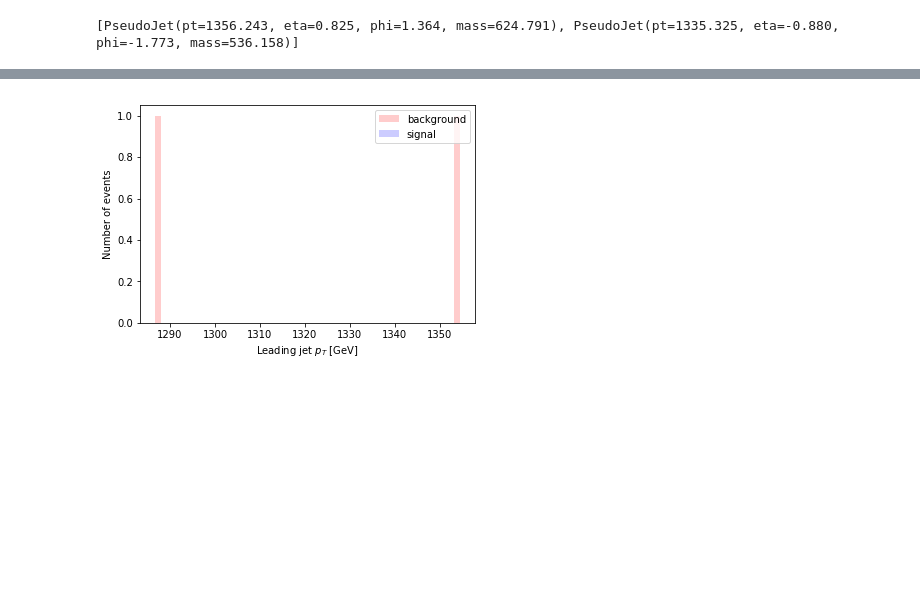
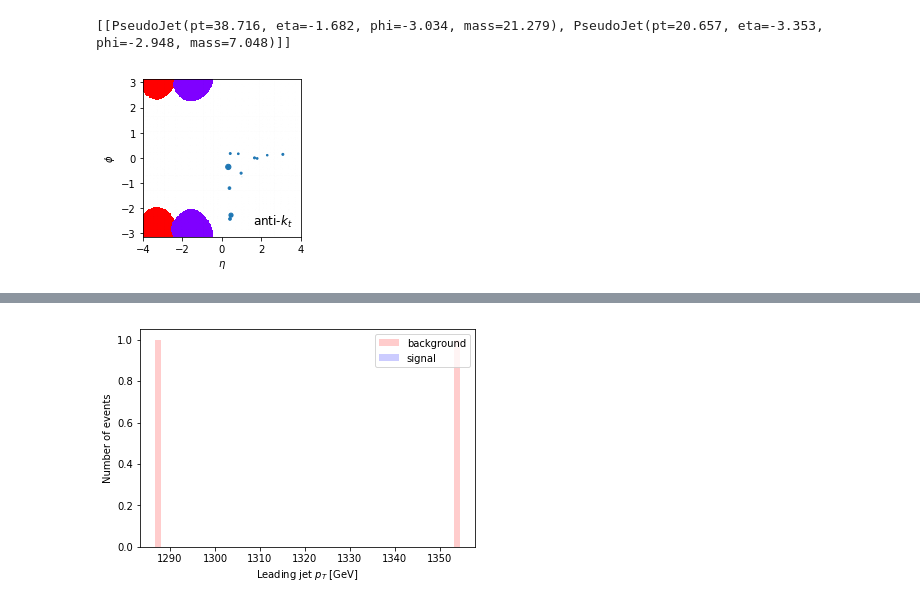
Before and after one commit to maxxrichard/LHCOlympics2020, a Jupyter notebook: notebook/LHCOlympics2020_pyjetexample.ipynb, the cells around one changed output, grey strips where cells are left out. Saved outputs shown, nothing was run; the diff lists cells and outputs as text; code cells hidden in the pictures; blank space fills up the shorter version.

```diff
--- a/notebook/LHCOlympics2020_pyjetexample.ipynb
+++ b/notebook/LHCOlympics2020_pyjetexample.ipynb
@@ -71,9 +158,62 @@ lead_smallRjets, sublead_smallRjets = getJet(all_smallRjets, 0), getJet(all_smal
 # print(lead_smallRjets)
 # print(sublead_smallRjets)
 # %%
-print(all_largeRjets['background'][1])
+print(all_largeRjets['background'])
 # %% [output]
-[PseudoJet(pt=1356.243, eta=0.825, phi=1.364, mass=624.791), PseudoJet(pt=1335.325, eta=-0.880, phi=-1.773, mass=536.158)]
+[[PseudoJet(pt=38.716, eta=-1.682, phi=-3.034, mass=21.279), PseudoJet(pt=20.657, eta=-3.353, phi=-2.948, mass=7.048)]]
+# %%
+from matplotlib.pyplot import cm
+from matplotlib.colors import LinearSegmentedColormap
+
+def plot_jet_area(all_hadrons_ghost = all_hadrons_ghost, all_largeRjets_ghost = all_largeRjets_ghost, mytype = 'background', ievt = 0):
+    event = all_largeRjets_ghost[mytype][ievt]
+
+    fig = plt.figure(figsize=(9, 3))
+
+    ax = None
+
+    # pick a different color for each jet
+    colors = cm.rainbow(np.linspace(0, 1, len(event)))
+    cmap = LinearSegmentedColormap.from_list('cmap', colors, len(colors))
+    ax = fig.add_subplot(1, 1, 1, sharey=ax)
+    area = np.zeros((eta_edges.shape[0] - 1, phi_edges.shape[0] - 1),
+                    dtype=np.float64)
+    for ijet, jet in enumerate(event):
+        constit = jet.constituents_array()
+        jetarea, _, _ = np.histogram2d(constit['eta'], constit['phi'],
+                                       bins=(eta_edges, phi_edges))
+        area += (jetarea > 0) * (ijet + 1)
+
+    # plot all areas
+    ax.imshow(np.ma.masked_where(area == 0, area).T, cmap=cmap,
+              extent=extent, aspect=(eta_max - eta_min) / (2*np.pi),
+              interpolation='none', origin='lower')
+
+    # overlay original event
+    particles = all_hadrons_ghost[mytype][ievt]
+#     print('particles', len(particles), particles['eta'], particles['phi'])
+#     print('event',len(event))
+    ax.scatter(particles['eta'], particles['phi'], s=30 * particles['pT'] / particles['pT'].max())
+    ax.set_xlim(extent[:2])
+    ax.set_ylim(extent[2:])
+    ax.set_ylabel(r'$\phi$')
+    ax.set_xlabel(r'$\eta$')
+
+    ax.text(0.95, 0.05, r'anti-$k_t$',
+        verticalalignment='bottom', horizontalalignment='right',
+        transform=ax.transAxes,
+        fontsize=12)
+
+    fig.subplots_adjust(hspace=0)
+    plt.setp([a.get_yticklabels() for a in fig.axes[1:]], visible=False)
+    fig.tight_layout()
+
+# print(len(all_hadrons_ghost['background'][0]), len(all_largeRjets_ghost['background'][0]), len(constituents_array))
+# print(len(all_hadrons['background'][0]), len(all_largeRjets['background'][0]))
+plot_jet_area(all_hadrons_ghost = all_hadrons_ghost, all_largeRjets_ghost = all_largeRjets_ghost, mytype = 'background', ievt = 0)
+# plot_jet_area(all_hadrons_ghost = all_hadrons, all_largeRjets_ghost = all_largeRjets, mytype = 'background', ievt = 0)
+# %% [output]
+[figure, added]
 # %%
 from matplotlib.pyplot import cm
 from matplotlib.colors import LinearSegmentedColormap
```
Also changed, not shown: parts of 7 cells of this notebook.
